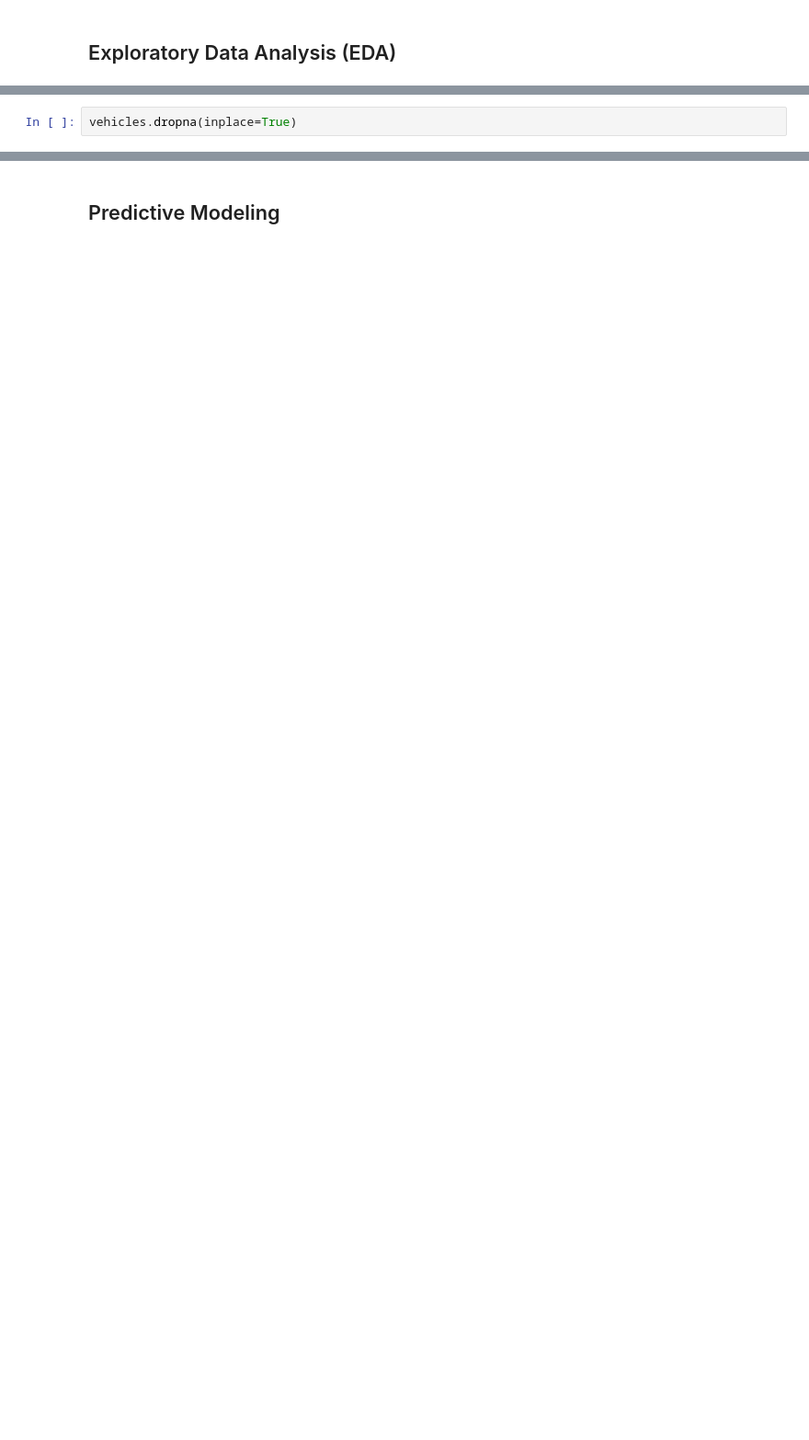
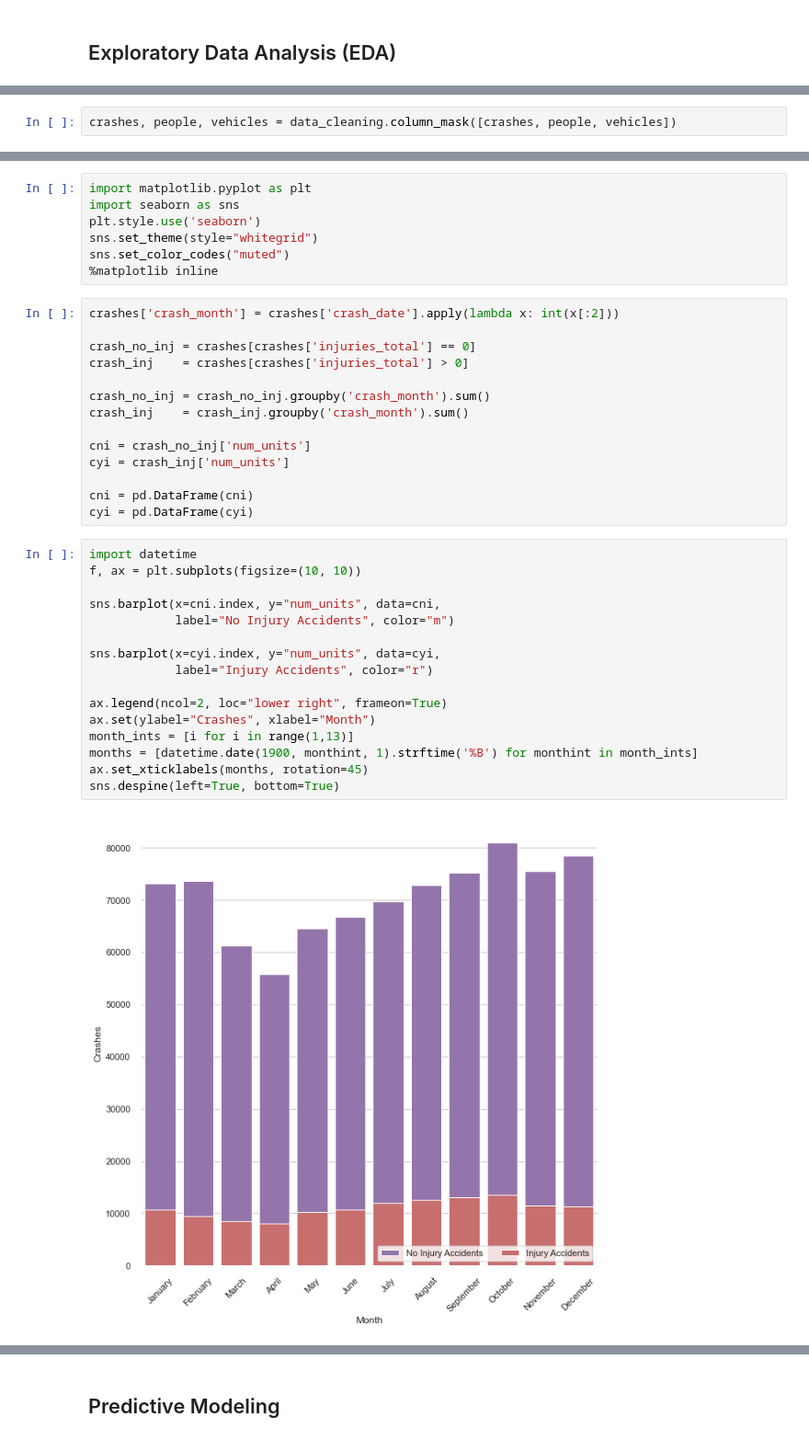
Before and after one commit to marcosvppfernandes/chicagoteam_quanggang, a Jupyter notebook: final_notebook.ipynb, the cells around one changed output, grey strips where cells are left out. Shown at 92% size. Saved outputs shown, nothing was run; the diff lists cells and outputs as text; blank space fills up the shorter version.

Commit message:
Added lots of graphs to final notebook

```diff
--- a/final_notebook.ipynb
+++ b/final_notebook.ipynb
@@ -163,2 +146,0 @@ vehicles = vehicles.drop(columns=['NUM_PASSENGERS', 'CMRC_VEH_I', 'TOWED_I', 'FI
-# %%
-vehicles.dropna(inplace=True)
@@ -164,0 +149,2 @@ vehicles.dropna(inplace=True)
+# %%
+crashes, people, vehicles = data_cleaning.column_mask([crashes, people, vehicles])
@@ -164,0 +179,39 @@ vehicles.dropna(inplace=True)
+# %%
+import matplotlib.pyplot as plt
+import seaborn as sns
+plt.style.use('seaborn')
+sns.set_theme(style="whitegrid")
+sns.set_color_codes("muted")
+%matplotlib inline
+# %%
+crashes['crash_month'] = crashes['crash_date'].apply(lambda x: int(x[:2]))
+
+crash_no_inj = crashes[crashes['injuries_total'] == 0]
+crash_inj    = crashes[crashes['injuries_total'] > 0]
+
+crash_no_inj = crash_no_inj.groupby('crash_month').sum()
+crash_inj    = crash_inj.groupby('crash_month').sum()
+
+cni = crash_no_inj['num_units']
+cyi = crash_inj['num_units']
+
+cni = pd.DataFrame(cni)
+cyi = pd.DataFrame(cyi)
+# %%
+import datetime
+f, ax = plt.subplots(figsize=(10, 10))
+
+sns.barplot(x=cni.index, y="num_units", data=cni,
+            label="No Injury Accidents", color="m")
+
+sns.barplot(x=cyi.index, y="num_units", data=cyi,
+            label="Injury Accidents", color="r")
+
+ax.legend(ncol=2, loc="lower right", frameon=True)
+ax.set(ylabel="Crashes", xlabel="Month")
+month_ints = [i for i in range(1,13)]
+months = [datetime.date(1900, monthint, 1).strftime('%B') for monthint in month_ints]
+ax.set_xticklabels(months, rotation=45)
+sns.despine(left=True, bottom=True)
+# %% [output]
+[figure, added]
```
Also changed, not shown: parts of 30 cells of this notebook, 4 other files.
